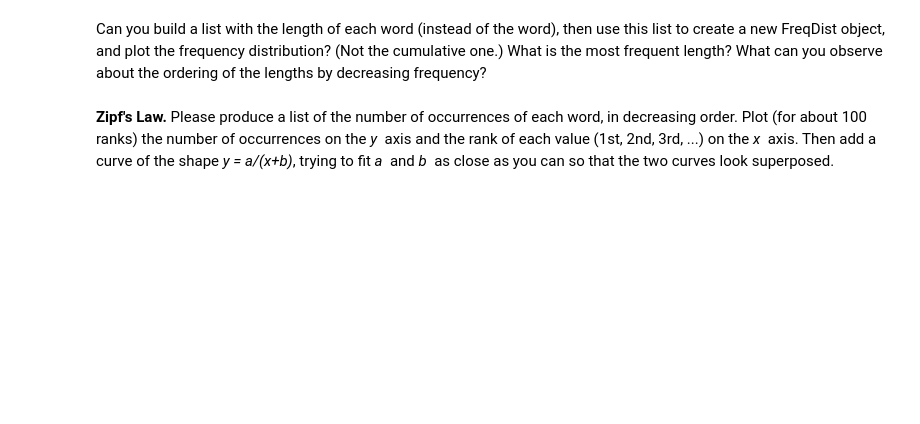
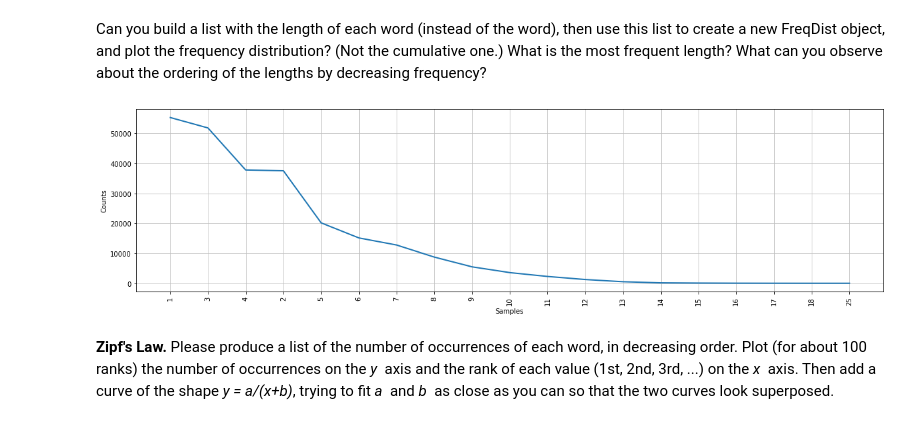
Before and after one commit to FabianGroeger96/mse-analysis-text-data, a Jupyter notebook: SW01/MSE_AnTeDe_Lab1b_student.ipynb, the cells around one changed output. Drawn from its saved outputs; the diff is of its cells as text; code cells hidden in the pictures; blank space fills up the shorter version.

```diff
--- a/SW01/MSE_AnTeDe_Lab1b_student.ipynb
+++ b/SW01/MSE_AnTeDe_Lab1b_student.ipynb
@@ -124,6 +270,13 @@ Again using [Sec. 3.1 of Ch. 1 of the NLTK book](http://www.nltk.org/book/ch01.h
 Can you build a list with the length of each word (instead of the word), then use this list to create a new FreqDist object, and plot the frequency distribution?  (Not the cumulative one.)  What is the most frequent length?  What can you observe about the ordering of the lengths by decreasing frequency?
 # %%
 # Please write your Python code in this cell and execute it.
+plt.figure(figsize=(20, 5))
+len_word = [len(word) for word in nltk.word_tokenize(text_cleaned)]
+len_word_freq_dist = nltk.FreqDist(len_word)
+len_word_freq_dist.plot()
+plt.show()
+# %% [output]
+[figure, added]
 # %% [markdown]
 **Zipf's Law.** Please produce a list of the number of occurrences of each word, in decreasing order.  Plot (for about 100 ranks) the number of occurrences on the *y&nbsp;* axis and the rank of each value (1st, 2nd, 3rd, ...) on the *x&nbsp;* axis.  Then add a curve of the shape *y = a/(x+b)*, trying to fit *a&nbsp;* and *b&nbsp;* as close as you can so that the two curves look superposed.
 # %%
```
Also changed, not shown: parts of 23 cells of this notebook, 11 other files.
